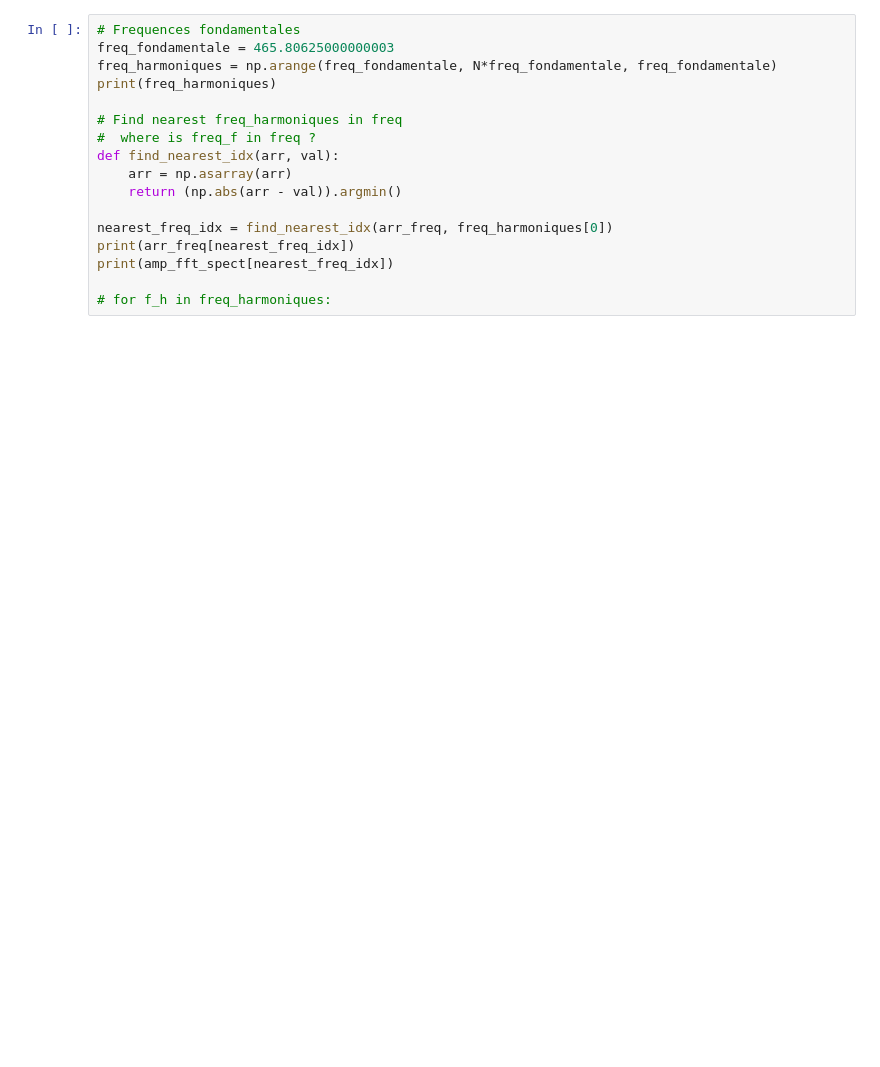
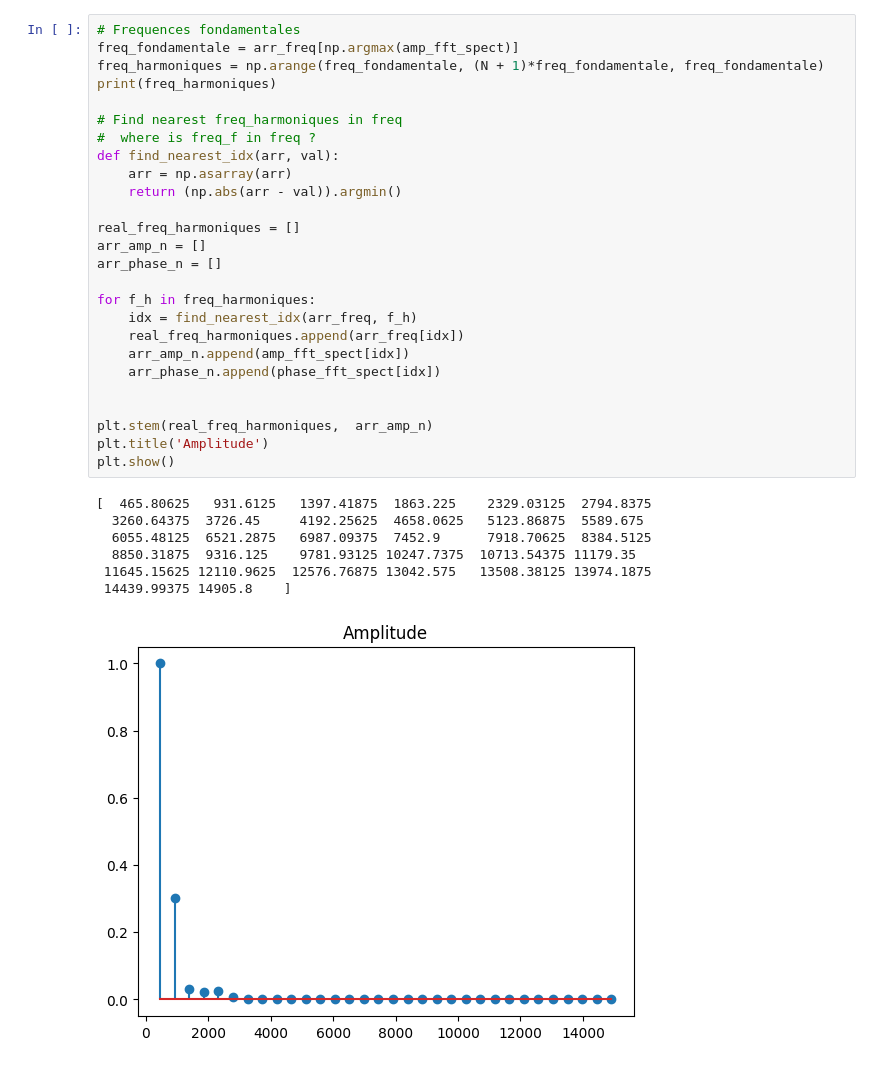
Before and after one commit to jactymilena/APP3_S5, a Jupyter notebook: problematique.ipynb, the cells around one changed output. Drawn from its saved outputs; the diff is of its cells as text; blank space fills up the shorter version.

```diff
--- a/problematique.ipynb
+++ b/problematique.ipynb
@@ -40,17 +64,34 @@ for i in inx:
 # %%
 # Frequences fondamentales
-freq_fondamentale = 465.80625000000003
-freq_harmoniques = np.arange(freq_fondamentale, N*freq_fondamentale, freq_fondamentale)
+freq_fondamentale = arr_freq[np.argmax(amp_fft_spect)]
+freq_harmoniques = np.arange(freq_fondamentale, (N + 1)*freq_fondamentale, freq_fondamentale)
 print(freq_harmoniques)
 
 # Find nearest freq_harmoniques in freq
 #  where is freq_f in freq ?
 def find_nearest_idx(arr, val):
     arr = np.asarray(arr)
     return (np.abs(arr - val)).argmin()
 
-nearest_freq_idx = find_nearest_idx(arr_freq, freq_harmoniques[0])
-print(arr_freq[nearest_freq_idx])
-print(amp_fft_spect[nearest_freq_idx])
+real_freq_harmoniques = []
+arr_amp_n = []
+arr_phase_n = []
 
-# for f_h in freq_harmoniques:
+for f_h in freq_harmoniques:
+    idx = find_nearest_idx(arr_freq, f_h)
+    real_freq_harmoniques.append(arr_freq[idx])
+    arr_amp_n.append(amp_fft_spect[idx])
+    arr_phase_n.append(phase_fft_spect[idx])
+
+
+plt.stem(real_freq_harmoniques,  arr_amp_n)
+plt.title('Amplitude')
+plt.show()
+# %% [output]
+[  465.80625   931.6125   1397.41875  1863.225    2329.03125  2794.8375
+  3260.64375  3726.45     4192.25625  4658.0625   5123.86875  5589.675
+  6055.48125  6521.2875   6987.09375  7452.9      7918.70625  8384.5125
+  8850.31875  9316.125    9781.93125 10247.7375  10713.54375 11179.35
+ 11645.15625 12110.9625  12576.76875 13042.575   13508.38125 13974.1875
+ 14439.99375 14905.8    ]
+[figure, added]
```
Also changed, not shown: parts of 4 cells of this notebook.
